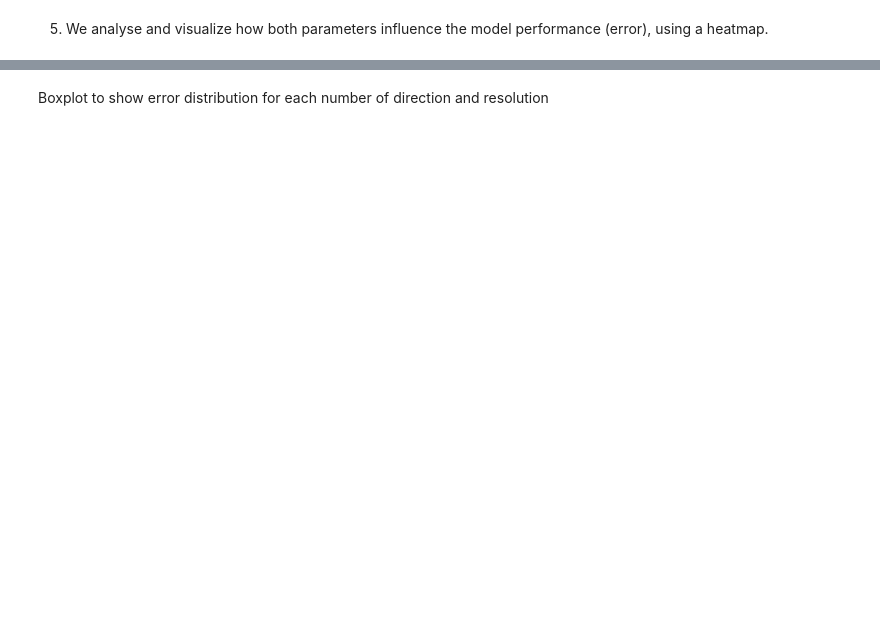
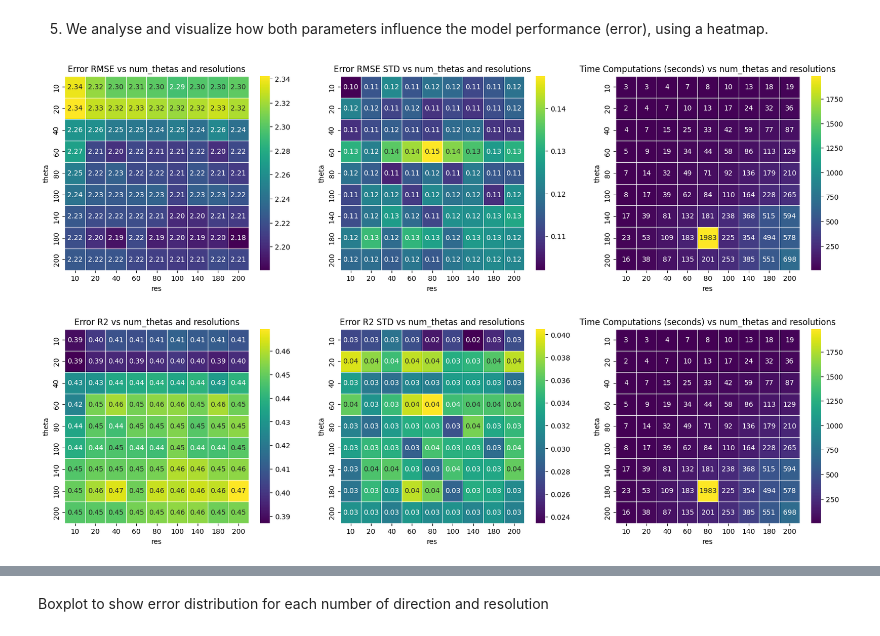
Before and after one commit to victosdur/ECTforMoleculeMachineLearningTask, a Jupyter notebook: ECTParameterAnalysis.ipynb, the cells around one changed output, grey strips where cells are left out. Cells and saved outputs as stored; diff of their text form; code cells hidden in the pictures; blank space fills up the shorter version.

```diff
--- a/ECTParameterAnalysis.ipynb
+++ b/ECTParameterAnalysis.ipynb
@@ -104,53 +131,38 @@ for iter, (theta, res) in tqdm(enumerate(param_grid), total=len(param_grid), lea
 # %%
 if 'scores' in locals() or 'scores' in globals():
     df_scores = pd.DataFrame(scores, columns=["theta", "res", "rmse","rmse_std","r2", "r2_std", "timeSeconds"])
+    df_scores.to_csv("results/ADRA1A/scoresRelationECTparamwitherror.csv", index=False)
 else:
-    print("No scores found")
+    df_scores = pd.read_csv("results/ADRA1A/scoresRelationECTparamwitherror.csv")
 
 pivotRMSE = df_scores.pivot(index="theta", columns="res", values="rmse")
-pivotSTD = df_scores.pivot(index="theta", columns="res", values="rmse_std")
+pivotRMSESTD = df_scores.pivot(index="theta", columns="res", values="rmse_std")
 pivotTime = df_scores.pivot(index="theta", columns="res", values="timeSeconds")
 
 fig, axes = plt.subplots(1,3, figsize=(20, 5))
 sns.heatmap(pivotRMSE, annot=True, cmap="viridis", linewidth=.5, fmt=".2f",ax=axes[0])
 axes[0].set_title("Error RMSE vs num_thetas and resolutions")
-sns.heatmap(pivotSTD, annot=True, cmap="viridis", linewidth=.5, fmt=".2f",ax=axes[1])
-axes[1].set_title("Error RMSE STD vs num_thetas and resolutions")
-sns.heatmap(pivotTime, annot=True, cmap="viridis", linewidth=.5, fmt=".0f",ax=axes[2])
-axes[2].set_title("Time Computations (seconds) vs num_thetas and resolutions")
-plt.show()
-
-if 'scores' in locals() or 'scores' in globals():
-    df_scores = pd.DataFrame(scores, columns=["theta", "res", "rmse","rmse_std","r2", "r2_std", "timeSeconds"])
-    df_scores.to_csv("results/scoresRelationECTparamwitherror.csv", index=False)
-else:
-    df_scores = pd.read_csv("results/scoresRelationECTparamwitherror.csv")
-
-pivotRMSE = df_scores.pivot(index="theta", columns="res", values="rmse")
-pivotSTD = df_scores.pivot(index="theta", columns="res", values="rmse_std")
-pivotTime = df_scores.pivot(index="theta", columns="res", values="timeSeconds")
-
-fig, axes = plt.subplots(1,3, figsize=(20, 5))
-sns.heatmap(pivotRMSE, annot=True, cmap="viridis", linewidth=.5, fmt=".2f",ax=axes[0])
-axes[0].set_title("Error RMSE vs num_thetas and resolutions")
-sns.heatmap(pivotSTD, annot=True, cmap="viridis", linewidth=.5, fmt=".2f",ax=axes[1])
+sns.heatmap(pivotRMSESTD, annot=True, cmap="viridis", linewidth=.5, fmt=".2f",ax=axes[1])
 axes[1].set_title("Error RMSE STD vs num_thetas and resolutions")
 sns.heatmap(pivotTime, annot=True, cmap="viridis", linewidth=.5, fmt=".0f",ax=axes[2])
 axes[2].set_title("Time Computations (seconds) vs num_thetas and resolutions")
 plt.show()
 
 
-pivotRMSE = df_scores.pivot(index="theta", columns="res", values="r2")
-pivotSTD = df_scores.pivot(index="theta", columns="res", values="r2_std")
+pivotR2 = df_scores.pivot(index="theta", columns="res", values="r2")
+pivotR2STD = df_scores.pivot(index="theta", columns="res", values="r2_std")
 
 fig, axes = plt.subplots(1,3, figsize=(20, 5))
-sns.heatmap(pivotRMSE, annot=True, cmap="viridis", linewidth=.5, fmt=".2f",ax=axes[0])
-axes[0].set_title("Error RMSE vs num_thetas and resolutions")
-sns.heatmap(pivotSTD, annot=True, cmap="viridis", linewidth=.5, fmt=".2f",ax=axes[1])
-axes[1].set_title("Error RMSE STD vs num_thetas and resolutions")
+sns.heatmap(pivotR2, annot=True, cmap="viridis", linewidth=.5, fmt=".2f",ax=axes[0])
+axes[0].set_title("Error R2 vs num_thetas and resolutions")
+sns.heatmap(pivotR2STD, annot=True, cmap="viridis", linewidth=.5, fmt=".2f",ax=axes[1])
+axes[1].set_title("Error R2 STD vs num_thetas and resolutions")
 sns.heatmap(pivotTime, annot=True, cmap="viridis", linewidth=.5, fmt=".0f",ax=axes[2])
 axes[2].set_title("Time Computations (seconds) vs num_thetas and resolutions")
 plt.show()
+# %% [output]
+[figure, added]
+[figure, added]
 # %%
 np.unique(df_scores['res'])
 for i in np.unique(df_scores['res']):
```
Also changed, not shown: parts of 5 cells of this notebook, 1 other file.
